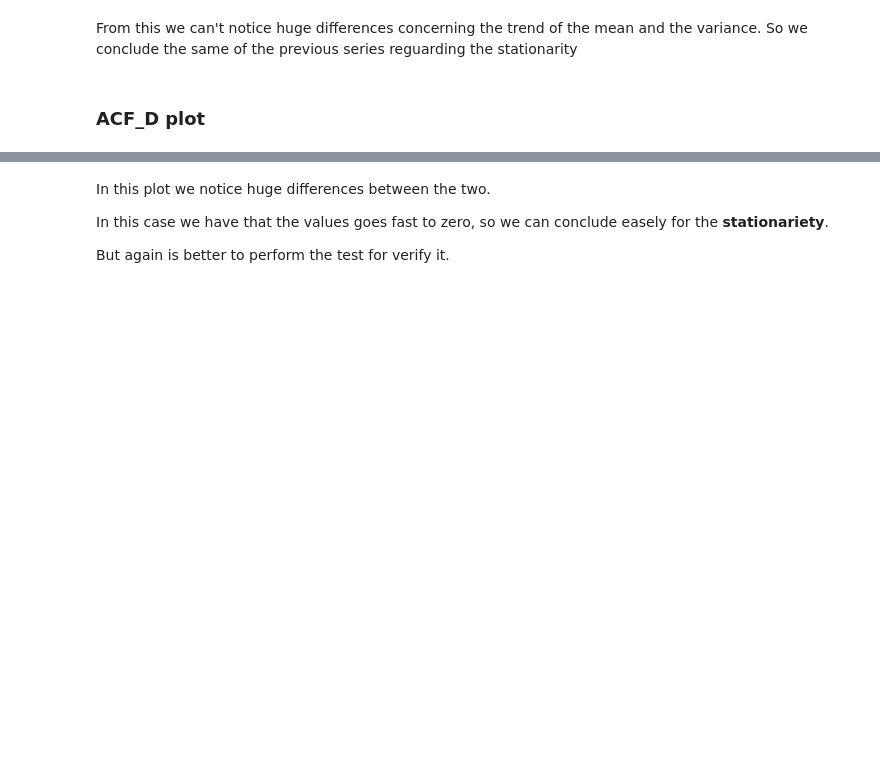
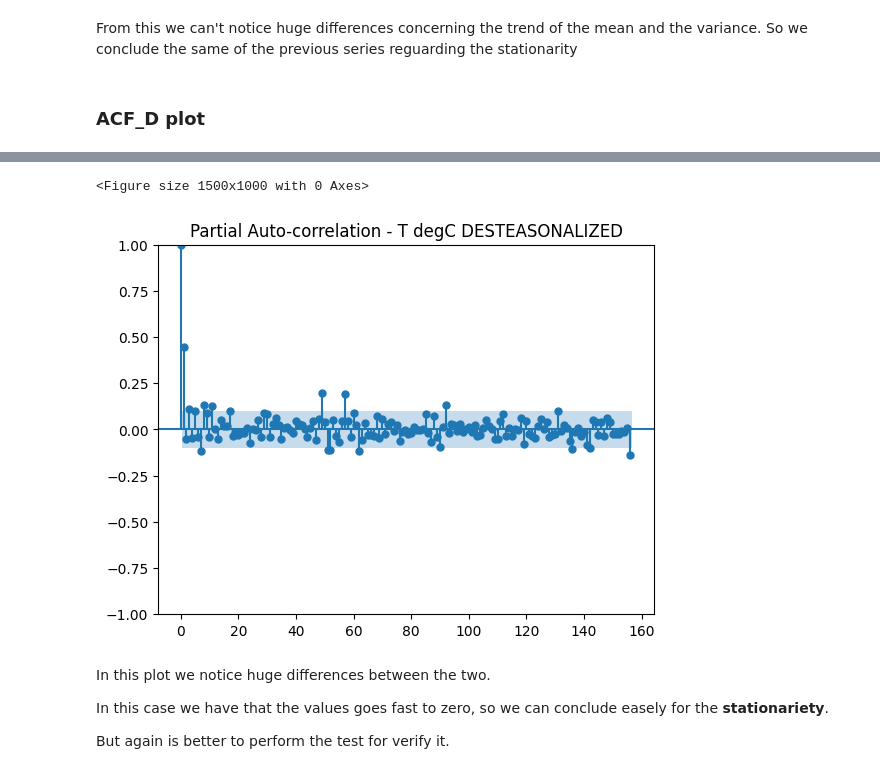
Before and after one commit to alelovo/StatisticalModels_project, a Jupyter notebook: TS_patterns.ipynb, the cells around one changed output, grey strips where cells are left out. Cells and saved outputs as stored; diff of their text form; code cells hidden in the pictures; blank space fills up the shorter version.

Commit message:
add acf/pacf

```diff
--- a/TS_patterns.ipynb
+++ b/TS_patterns.ipynb
@@ -217,3 +219,10 @@ plt.show()
+# %%
+plt.figure(figsize=(15,10))
+plot_pacf(w_train_des, lags=156, title='Partial Auto-correlation - T degC DESTEASONALIZED')
+plt.show()
+# %% [output]
+<Figure size 1500x1000 with 0 Axes>
+[figure, added]
 # %% [markdown]
 In this plot we notice huge differences between the two.
 
```
Also changed, not shown: parts of 2 cells of this notebook, 2 other files.
